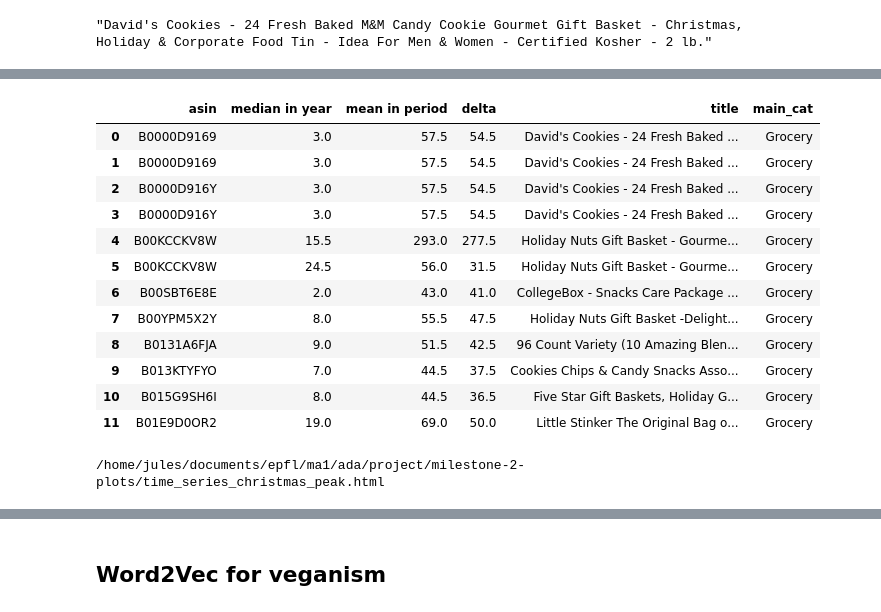
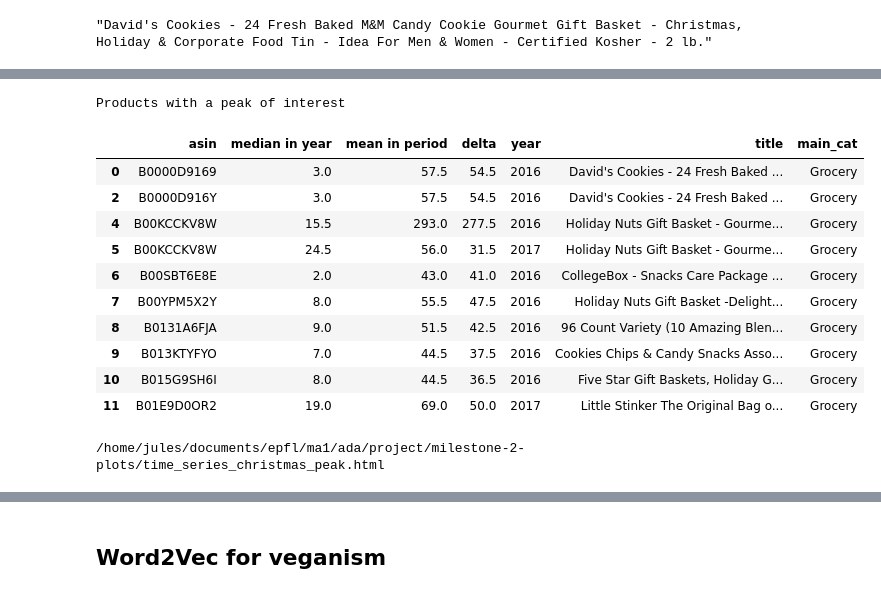
Before and after one commit to JulesssG/ADA-project, a Jupyter notebook: milestone_2.ipynb, the cells around one changed output, grey strips where cells are left out. Cells and saved outputs as stored; diff of their text form; code cells hidden in the pictures.

Commit message:
Add bob and misc in time series

```diff
--- a/milestone_2.ipynb
+++ b/milestone_2.ipynb
@@ -373,10 +375,12 @@ Date with max number of reviews: 2015-05-27
 # %%
-reviews_cookie = reviews[["reviewTime", "reviewerID", "reviewText", "summary", "upvote"]]\
+reviews_cookie = reviews[["reviewTime", "reviewerID", "reviewText", "summary", "upvote", "stars", "verified"]]\
                         [(reviews["asin"] == id2) &\
                          (reviews["reviewTime"] >= pd.to_datetime("2017-12-08")) &\
                          (reviews["reviewTime"] <= pd.to_datetime("2018-01-22"))]
 
-display(reviews_cookie)
+# Increase width to be able to better read the reviews
+pd.options.display.max_colwidth = 100
+display(reviews_cookie.head(10))
 date_with_max_reviews = reviews_cookie.groupby("reviewTime").agg("size").idxmax()
 print(f"Date with max number of reviews: {date_with_max_reviews.date()}")
 # %% [output]
@@ -397,5 +419,5 @@ Date with max number of reviews: 2017-12-15
 # %%
-def compare_period_median_year_mean(reviews_per_week, start_date, time_delta, ):
+def compute_period_activity(reviews_per_week, start_date, time_delta, ):
     period_mask = (reviews_per_week['reviewTime'] >= start_date) & (reviews_per_week['reviewTime'] < start_date+time_delta)
 
     year_mask = (reviews_per_week['reviewTime'] >= pd.datetime(start_date.year, 1, 1)) & (reviews_per_week['reviewTime'] < pd.datetime(start_date.year, 12, 31))
@@ -414,24 +436,27 @@ def compare_period_median_year_mean(reviews_per_week, start_date, time_delta, ):
     return median_and_mean
 # %%
 median_and_mean_2017 = compare_period_median_year_mean(reviews_per_week, pd.datetime(2017, 12, 18), pd.Timedelta('10 days'))
+median_and_mean_2017['year'] = 2017
 median_and_mean_2016 = compare_period_median_year_mean(reviews_per_week, pd.datetime(2016, 12, 18), pd.Timedelta('10 days'))
+median_and_mean_2016['year'] = 2016
 median_and_mean = pd.concat([median_and_mean_2016, median_and_mean_2017])
 asins_to_plot = median_and_mean.loc[median_and_mean['delta'] > 30, :].merge(meta[['asin', 'title', 'main_cat']], left_on='asin', right_on='asin')
+asins_to_plot.drop_duplicates(inplace=True)
+print('Products with a peak of interest')
 display(asins_to_plot)
 
 plot_time_series(asins_to_plot['asin'].unique(), 'time_series_christmas_peak.html')
 # %% [output]
+Products with a peak of interest
-|  | asin | median in year | mean in period | delta | title | main_cat |
-| 0 | B0000D9169 | 3.0 | 57.5 | 54.5 | David's Cookies - 24 Fresh Baked ... | Grocery |
-| 1 | B0000D9169 | 3.0 | 57.5 | 54.5 | David's Cookies - 24 Fresh Baked ... | Grocery |
-| 2 | B0000D916Y | 3.0 | 57.5 | 54.5 | David's Cookies - 24 Fresh Baked ... | Grocery |
-| 3 | B0000D916Y | 3.0 | 57.5 | 54.5 | David's Cookies - 24 Fresh Baked ... | Grocery |
-| 4 | B00KCCKV8W | 15.5 | 293.0 | 277.5 | Holiday Nuts Gift Basket - Gourme... | Grocery |
-| 5 | B00KCCKV8W | 24.5 | 56.0 | 31.5 | Holiday Nuts Gift Basket - Gourme... | Grocery |
-| 6 | B00SBT6E8E | 2.0 | 43.0 | 41.0 | CollegeBox - Snacks Care Package ... | Grocery |
-| 7 | B00YPM5X2Y | 8.0 | 55.5 | 47.5 | Holiday Nuts Gift Basket -Delight... | Grocery |
-| 8 | B0131A6FJA | 9.0 | 51.5 | 42.5 | 96 Count Variety (10 Amazing Blen... | Grocery |
-| 9 | B013KTYFYO | 7.0 | 44.5 | 37.5 | Cookies Chips & Candy Snacks Asso... | Grocery |
-| 10 | B015G9SH6I | 8.0 | 44.5 | 36.5 | Five Star Gift Baskets, Holiday G... | Grocery |
-| 11 | B01E9D0OR2 | 19.0 | 69.0 | 50.0 | Little Stinker The Original Bag o... | Grocery |
+|  | asin | median in year | mean in period | delta | year | title | main_cat |
+| 0 | B0000D9169 | 3.0 | 57.5 | 54.5 | 2016 | David's Cookies - 24 Fresh Baked ... | Grocery |
+| 2 | B0000D916Y | 3.0 | 57.5 | 54.5 | 2016 | David's Cookies - 24 Fresh Baked ... | Grocery |
+| 4 | B00KCCKV8W | 15.5 | 293.0 | 277.5 | 2016 | Holiday Nuts Gift Basket - Gourme... | Grocery |
+| 5 | B00KCCKV8W | 24.5 | 56.0 | 31.5 | 2017 | Holiday Nuts Gift Basket - Gourme... | Grocery |
+| 6 | B00SBT6E8E | 2.0 | 43.0 | 41.0 | 2016 | CollegeBox - Snacks Care Package ... | Grocery |
+| 7 | B00YPM5X2Y | 8.0 | 55.5 | 47.5 | 2016 | Holiday Nuts Gift Basket -Delight... | Grocery |
+| 8 | B0131A6FJA | 9.0 | 51.5 | 42.5 | 2016 | 96 Count Variety (10 Amazing Blen... | Grocery |
+| 9 | B013KTYFYO | 7.0 | 44.5 | 37.5 | 2016 | Cookies Chips & Candy Snacks Asso... | Grocery |
+| 10 | B015G9SH6I | 8.0 | 44.5 | 36.5 | 2016 | Five Star Gift Baskets, Holiday G... | Grocery |
+| 11 | B01E9D0OR2 | 19.0 | 69.0 | 50.0 | 2017 | Little Stinker The Original Bag o... | Grocery |
-/home/jules/documents/epfl/ma1/ada/project/milestone-2-plots/time_series_christmas_peak.html
+/home/jules/documents/epfl/ma1/ada/project/milestone-2-plots/time_series_christmas_peak.html
```
Also changed, not shown: parts of 7 cells of this notebook.
